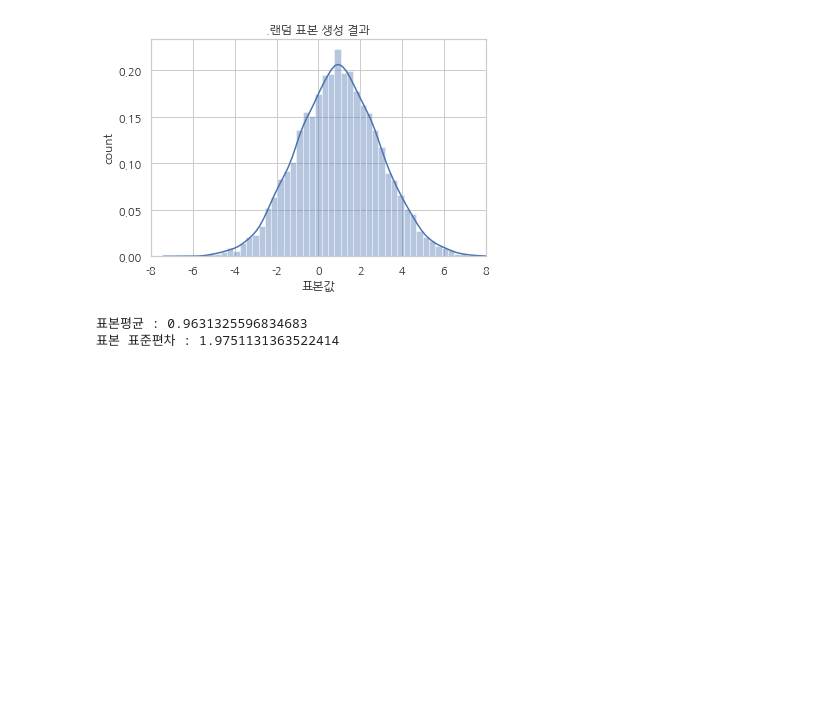
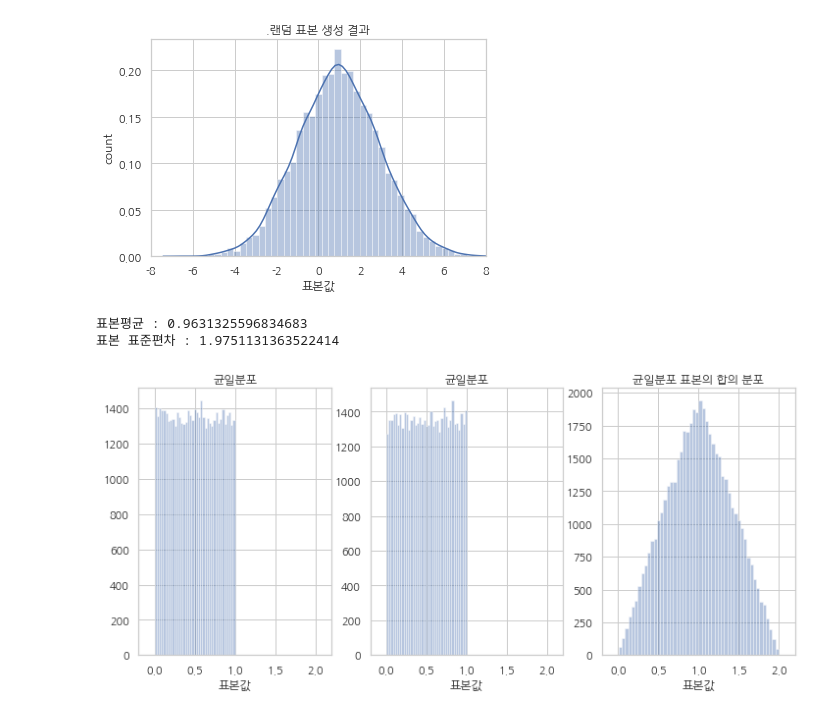
Before and after one commit to wooseok1152/python-data_science_school, a Jupyter notebook: 데이터 사이언스 스쿨 연습장.ipynb, the cells around one changed output. Saved outputs shown, nothing was run; the diff lists cells and outputs as text; code cells hidden in the pictures; blank space fills up the shorter version.

Commit message:
probability distribution of random variable transform update

```diff
--- a/데이터 사이언스 스쿨 연습장.ipynb
+++ b/데이터 사이언스 스쿨 연습장.ipynb
@@ -2384,3 +2384,39 @@ print('표본 표준편차 :', np.std(sample))
 # %% [output]
 표본평균 : 0.9631325596834683
 표본 표준편차 : 1.9751131363522414
+# %%
+# 변환 확률변수의 시뮬레이션
+
+%matplotlib inline
+
+rv1 = sp.stats.uniform()
+rv2 = sp.stats.uniform()
+
+np.random.seed(0)
+x_1 = rv1.rvs(size = 50000)
+x_2 = rv2.rvs(size = 50000)
+x_3 = x_1 + x_2
+
+plt.figure(figsize = (12, 5))
+
+plt.subplot(131)
+sns.distplot(x_1, kde=False)
+plt.title("균일분포")
+plt.xlabel("표본값")
+plt.xlim(-0.2, 2.2)
+
+plt.subplot(132)
+sns.distplot(x_2, kde=False)
+plt.title("균일분포")
+plt.xlabel("표본값")
+plt.xlim(-0.2, 2.2)
+
+plt.subplot(133)
+sns.distplot(x_3, kde=False)
+plt.title("균일분포 표본의 합의 분포")
+plt.xlabel("표본값")
+plt.xlim(-0.2, 2.2)
+
+plt.show()
+# %% [output]
+[figure, added]
```
